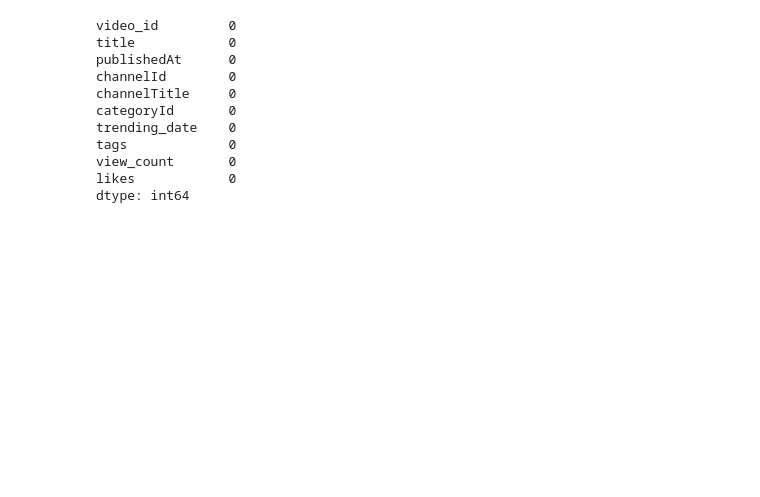
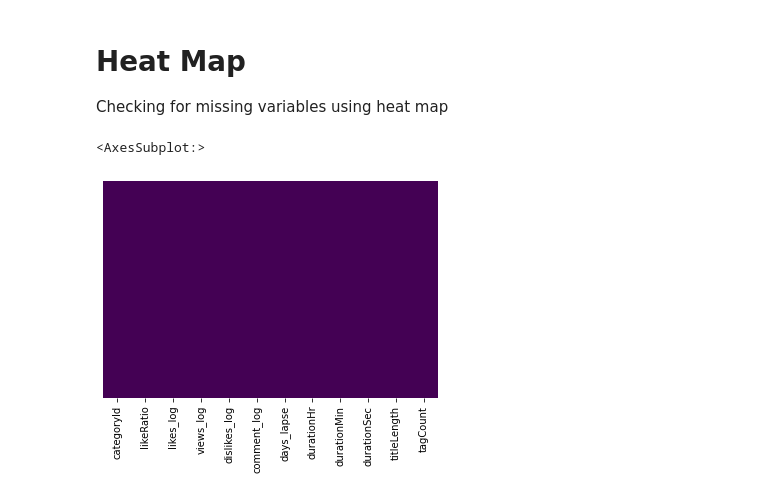
Before and after one commit to nickrwu/YouTube-Trending, a Jupyter notebook: yt-analysis.ipynb, the cells around one changed output. Drawn from its saved outputs; the diff is of its cells as text; code cells hidden in the pictures; blank space fills up the shorter version.

```diff
--- a/yt-analysis.ipynb
+++ b/yt-analysis.ipynb
@@ -82,16 +119,8 @@ dtype: object
-# %%
-# Checking for Missing Data
-missing_val = trend_data.isnull().sum()
-print(missing_val[0:10])
-# %% [output]
-video_id         0
-title            0
-publishedAt      0
-channelId        0
-channelTitle     0
-categoryId       0
-trending_date    0
-tags             0
-view_count       0
-likes            0
-dtype: int64
+# %% [markdown]
+# Heat Map
+Checking for missing variables using heat map
+# %%
+sns.heatmap(trend_df.isnull(), cbar=False, yticklabels=False, cmap = 'viridis')
+# %% [output]
+<AxesSubplot:>
+[figure, added]
```
Also changed, not shown: parts of 23 cells of this notebook, 1 other file.
